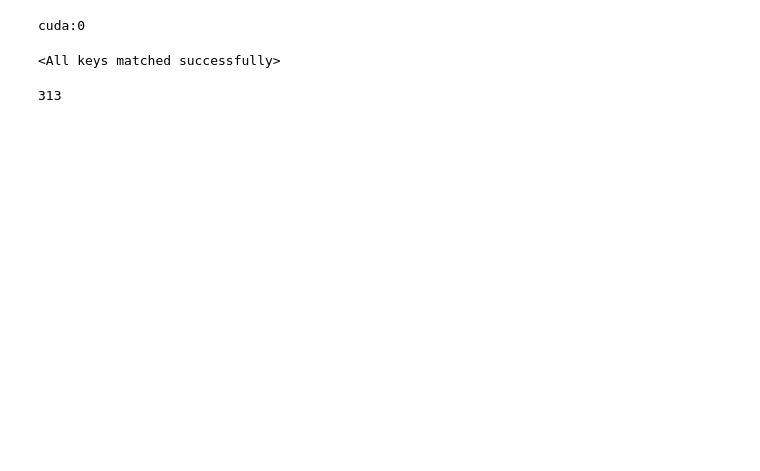
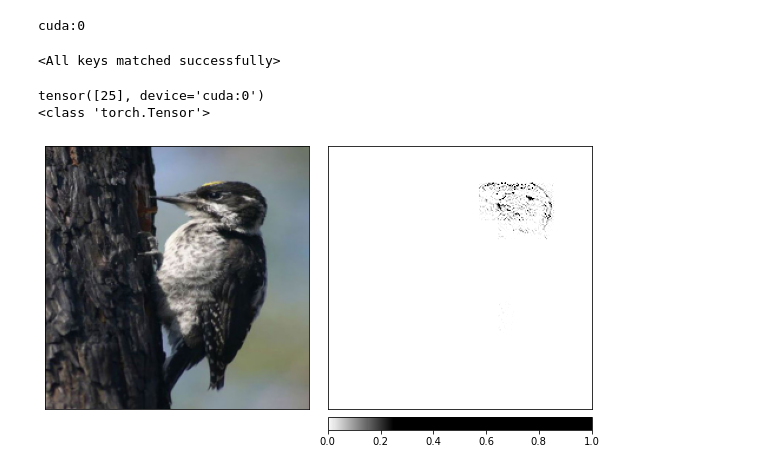
Before and after one commit to JordanLevy99/xai_birds, a Jupyter notebook: notebooks/Captum Demo.ipynb, the cells around one changed output. Saved outputs shown, nothing was run; the diff lists cells and outputs as text; code cells hidden in the pictures; blank space fills up the shorter version.

```diff
--- a/notebooks/Captum Demo.ipynb
+++ b/notebooks/Captum Demo.ipynb
@@ -31,7 +34,7 @@ print(device)
 # %% [output]
 cuda:0
 # %%
-bd = BirdDataset()
+bd = BirdDataset(preload=True, attr_file='attributes')
 # %%
 trans = transforms.Compose([
     transforms.Resize((224, 224)),
@@ -84,6 +88,9 @@ def gradCAM_model(model, idx, model_name):
                                      show_colorbar=True)
         x[0].savefig(f'../figures/grad_cam_{model_name}_{idx}.png')
 # %%
-np.random.choice(range(len(val_bird_dataset)))
+# for i in range(10):
+gradCAM_model(model, np.random.choice(range(len(val_bird_dataset))), 'species')
 # %% [output]
-313
+tensor([25], device='cuda:0')
+<class 'torch.Tensor'>
+[figure, added]
```
Also changed, not shown: parts of 3 cells of this notebook, 30 other files.
